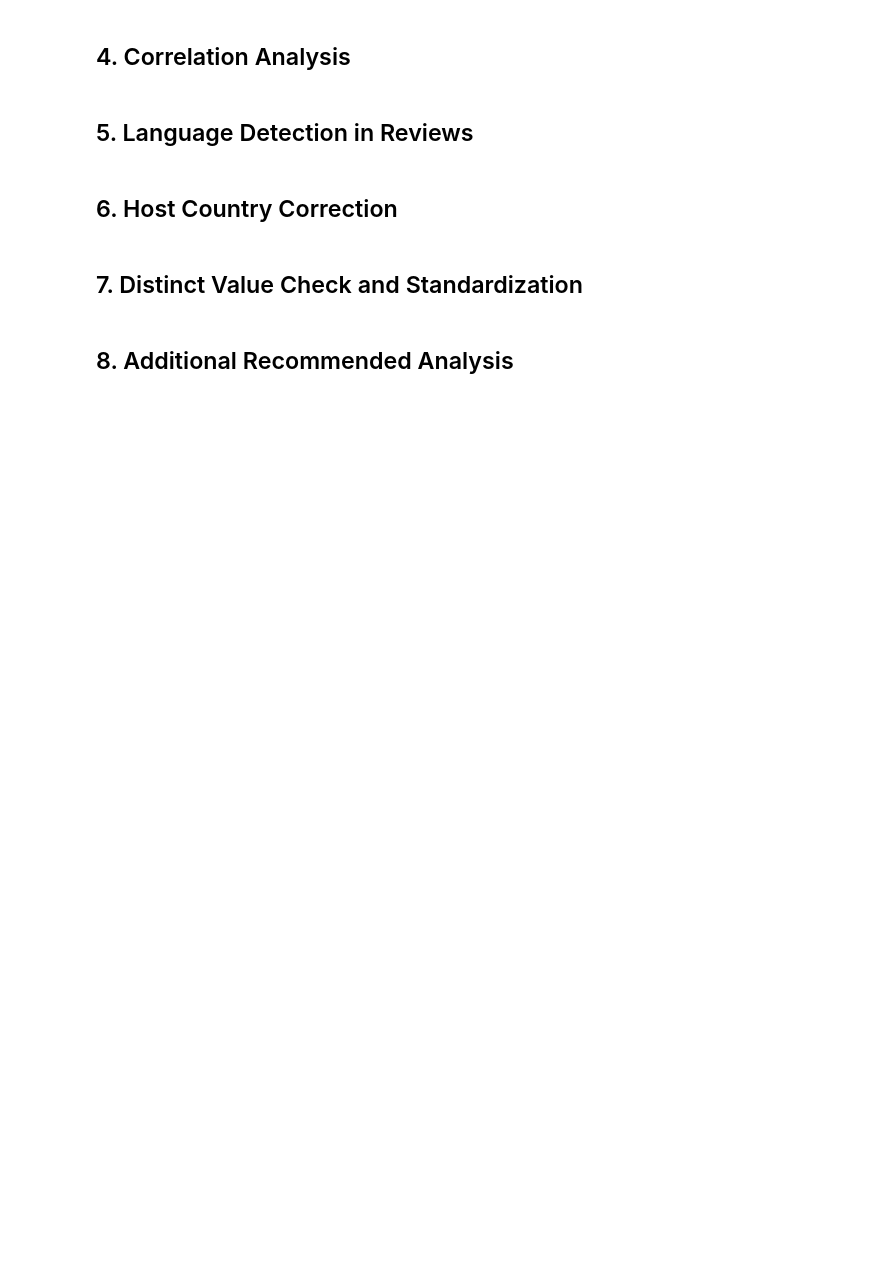
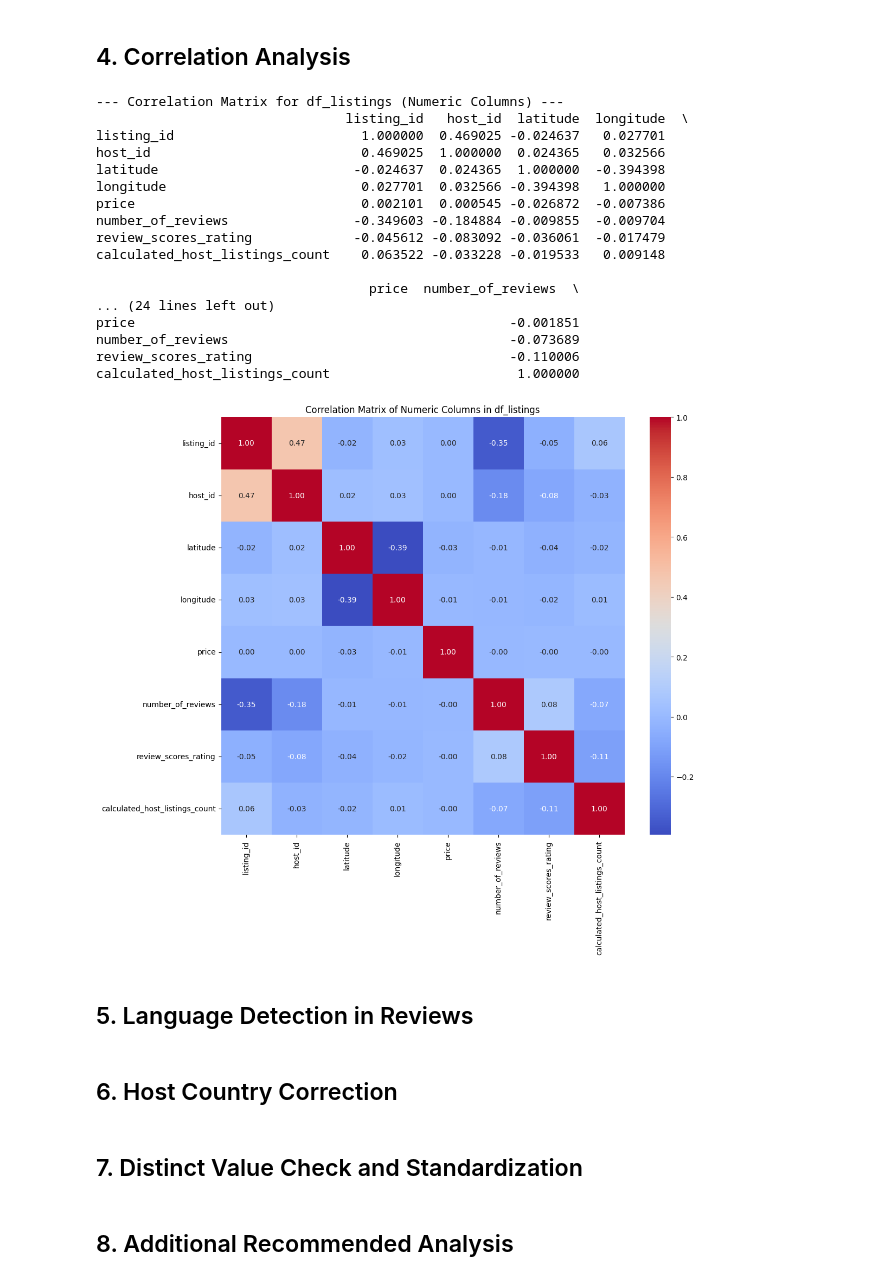
Before and after one commit to YassineEng/EDA-Inside-Airbnb-data-warehouse, a Jupyter notebook: eda.ipynb, the cells around one changed output. Saved outputs shown, nothing was run; the diff lists cells and outputs as text; code cells hidden in the pictures; blank space fills up the shorter version.

```diff
--- a/eda.ipynb
+++ b/eda.ipynb
@@ -152,19 +216,37 @@ check_unknown_values(df_listings, 'df_listings')
 # %%
 # Select only numeric columns for correlation analysis
 numeric_df_listings = df_listings.select_dtypes(include=['number'])
 
 if not numeric_df_listings.empty:
     correlation_matrix = numeric_df_listings.corr()
-    print("
---- Correlation Matrix for df_listings (Numeric Columns) ---")
+    print("--- Correlation Matrix for df_listings (Numeric Columns) ---")
     print(correlation_matrix)
 
     plt.figure(figsize=(12, 10))
     sns.heatmap(correlation_matrix, annot=True, cmap='coolwarm', fmt=".2f")
     plt.title('Correlation Matrix of Numeric Columns in df_listings')
     plt.show()
 else:
     print("No numeric columns found in df_listings for correlation analysis.")
+# %% [output]
+--- Correlation Matrix for df_listings (Numeric Columns) ---
+                                listing_id   host_id  latitude  longitude  \
+listing_id                        1.000000  0.469025 -0.024637   0.027701
+host_id                           0.469025  1.000000  0.024365   0.032566
+latitude                         -0.024637  0.024365  1.000000  -0.394398
+longitude                         0.027701  0.032566 -0.394398   1.000000
+price                             0.002101  0.000545 -0.026872  -0.007386
+number_of_reviews                -0.349603 -0.184884 -0.009855  -0.009704
+review_scores_rating             -0.045612 -0.083092 -0.036061  -0.017479
+calculated_host_listings_count    0.063522 -0.033228 -0.019533   0.009148
+
+                                   price  number_of_reviews  \
+... (24 lines left out)
+price                                                -0.001851
+number_of_reviews                                    -0.073689
+review_scores_rating                                 -0.110006
+calculated_host_listings_count                        1.000000
+[figure, added]
 # %% [markdown]
 ## 5. Language Detection in Reviews
 # %%
```
Also changed, not shown: parts of 9 cells of this notebook.
